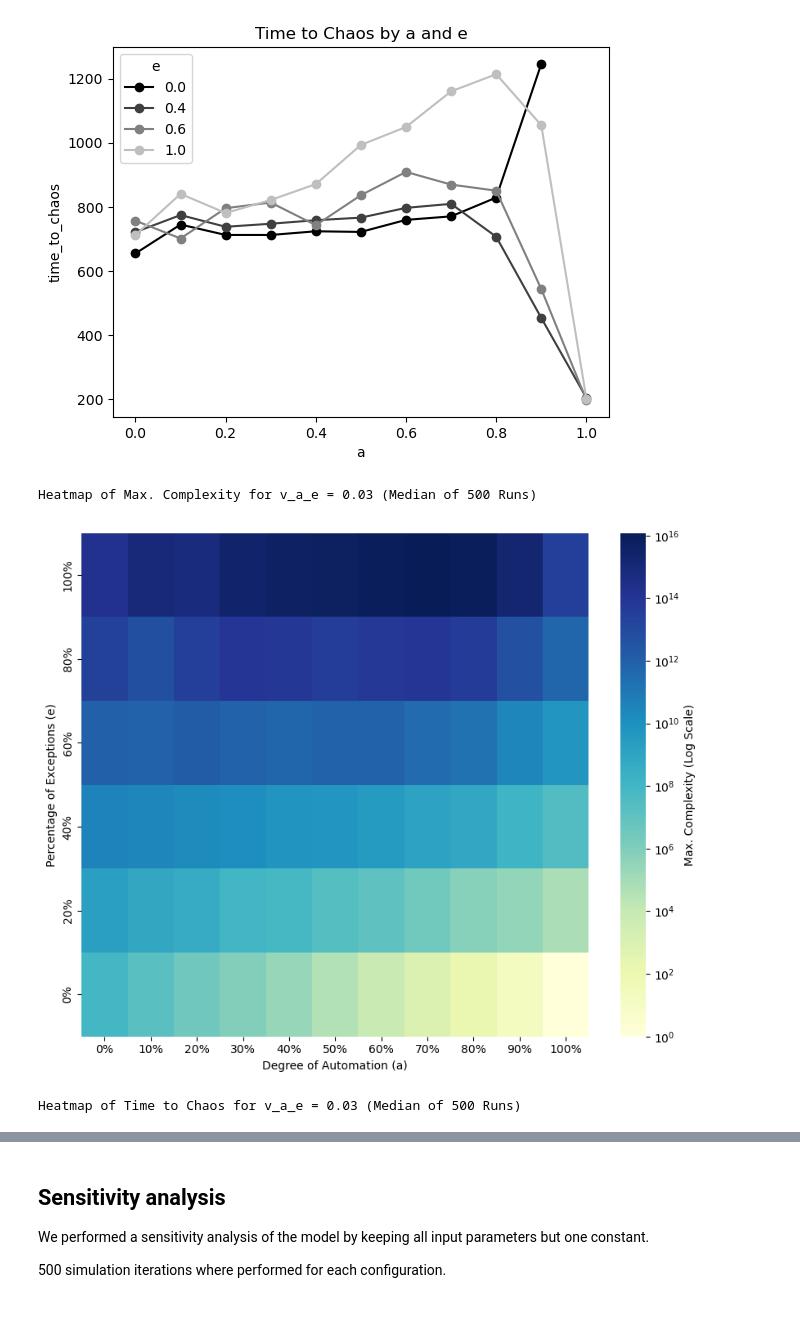
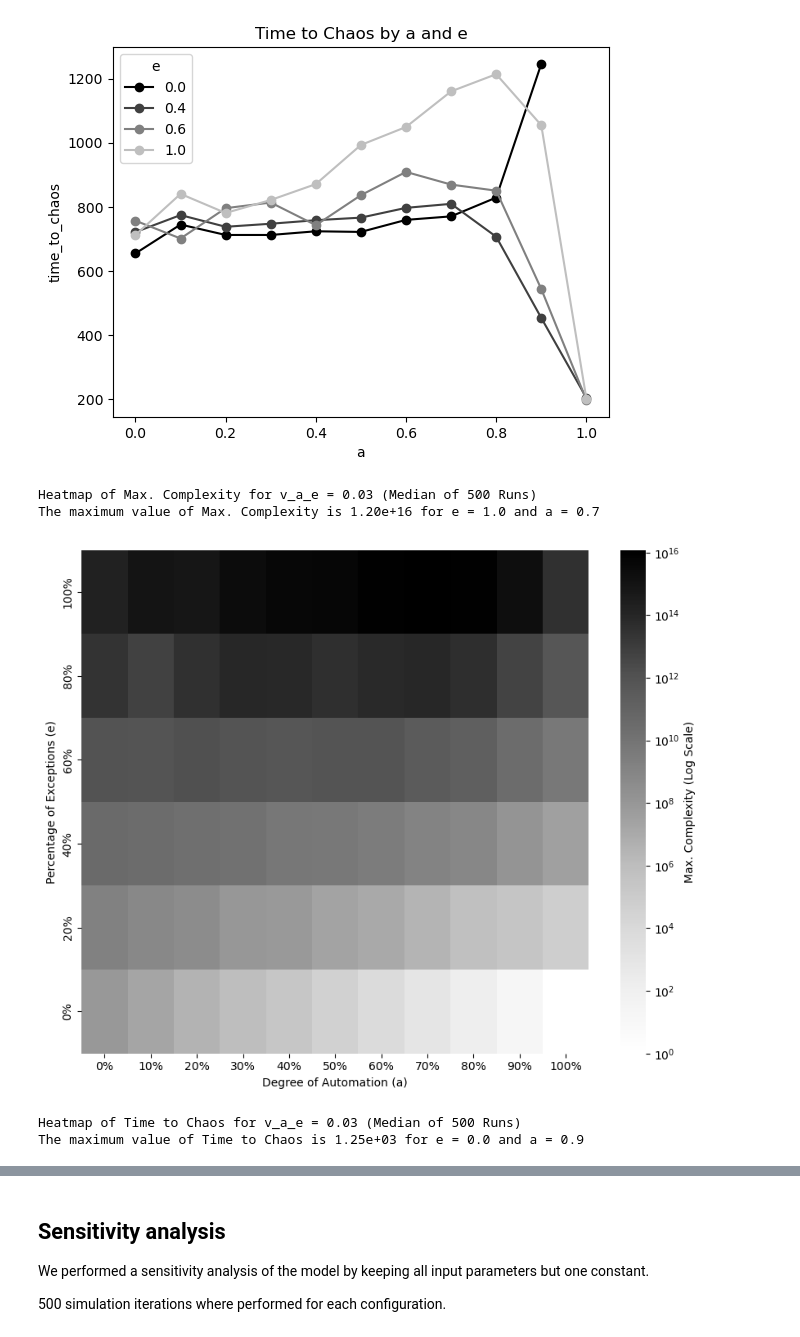
Before and after one commit to lennartebert/process_simulation, a Jupyter notebook: Impact of Process Automation on Process Change Dynamics.ipynb, the cells around one changed output, grey strips where cells are left out. Cells and saved outputs as stored; diff of their text form; code cells hidden in the pictures.

Commit message:
Update heatmaps to greyscale commit 2

```diff
--- a/Impact of Process Automation on Process Change Dynamics.ipynb
+++ b/Impact of Process Automation on Process Change Dynamics.ipynb
@@ -425,41 +433,50 @@ def create_heatmap(df, runs, measure='max_complexity', v_a_e=None, log_scale=Tru
     plt.figure(figsize=(10, 8))
     ax = None
     if log_scale:
-        ax = sns.heatmap(heatmap_data, annot=False, cmap="YlGnBu", norm=LogNorm(), cbar_kws={'label': f'{measure_text} (Log Scale)'})
+        ax = sns.heatmap(heatmap_data, annot=False, cmap="Greys", norm=LogNorm(), cbar_kws={'label': f'{measure_text} (Log Scale)'})
     else:
-        ax = sns.heatmap(heatmap_data, annot=False, cmap="YlGnBu", cbar_kws={'label': measure_text})
+        ax = sns.heatmap(heatmap_data, annot=False, cmap="Greys", cbar_kws={'label': measure_text})
 
 
     # Format the x and y axis as percentages
     ax.xaxis.set_major_formatter(FuncFormatter(lambda x, _: f'{x*100:.0f}%'))
     ax.yaxis.set_major_formatter(FuncFormatter(lambda y, _: f'{y*100:.0f}%'))
 
     # Set the correct tick positions
     ax.set_xticks([i + 0.5 for i in range(len(heatmap_data.columns))])
     ax.set_yticks([i + 0.5 for i in range(len(heatmap_data.index))])
 
     # Set the correct tick labels
     ax.set_xticklabels([f'{int(a*100)}%' for a in heatmap_data.columns])
     ax.set_yticklabels([f'{int(e*100)}%' for e in heatmap_data.index])
 
     title = None
     if v_a_e is None:
         title = f'Heatmap of {measure_text} (Median of {runs} Runs)'
     else:
         title = f'Heatmap of {measure_text} for v_a_e = {v_a_e} (Median of {runs} Runs)'
 
     if console_print_title:
         print(title)
     else:
         plt.title(title)
+
+    # Find the maximum value and its corresponding e and a
+    max_value = heatmap_data.max().max()
+    max_e, max_a = heatmap_data.stack().idxmax()
+
+    print(f"The maximum value of {measure_text} is {max_value:.2e} for e = {max_e} and a = {max_a}")
+
     plt.xlabel('Degree of Automation (a)')
     plt.ylabel('Percentage of Exceptions (e)')
     plt.savefig(f'local_results/heatmap_{measure}_{runs}_runs_{str(v_a_e).replace(".", "_")}_v_a_e.pdf', dpi=300, bbox_inches='tight')
     plt.show()
 
 create_heatmap(aggregated_df, 500, 'max_complexity', v_a_e=0.03)
 create_heatmap(aggregated_df, 500, 'time_to_chaos', v_a_e=0.03, log_scale=False)
 # %% [output]
 Heatmap of Max. Complexity for v_a_e = 0.03 (Median of 500 Runs)
+The maximum value of Max. Complexity is 1.20e+16 for e = 1.0 and a = 0.7
-[figure, old version]
+[figure, new version]
 Heatmap of Time to Chaos for v_a_e = 0.03 (Median of 500 Runs)
+The maximum value of Time to Chaos is 1.25e+03 for e = 0.0 and a = 0.9
```
Also changed, not shown: parts of 3 cells of this notebook.
